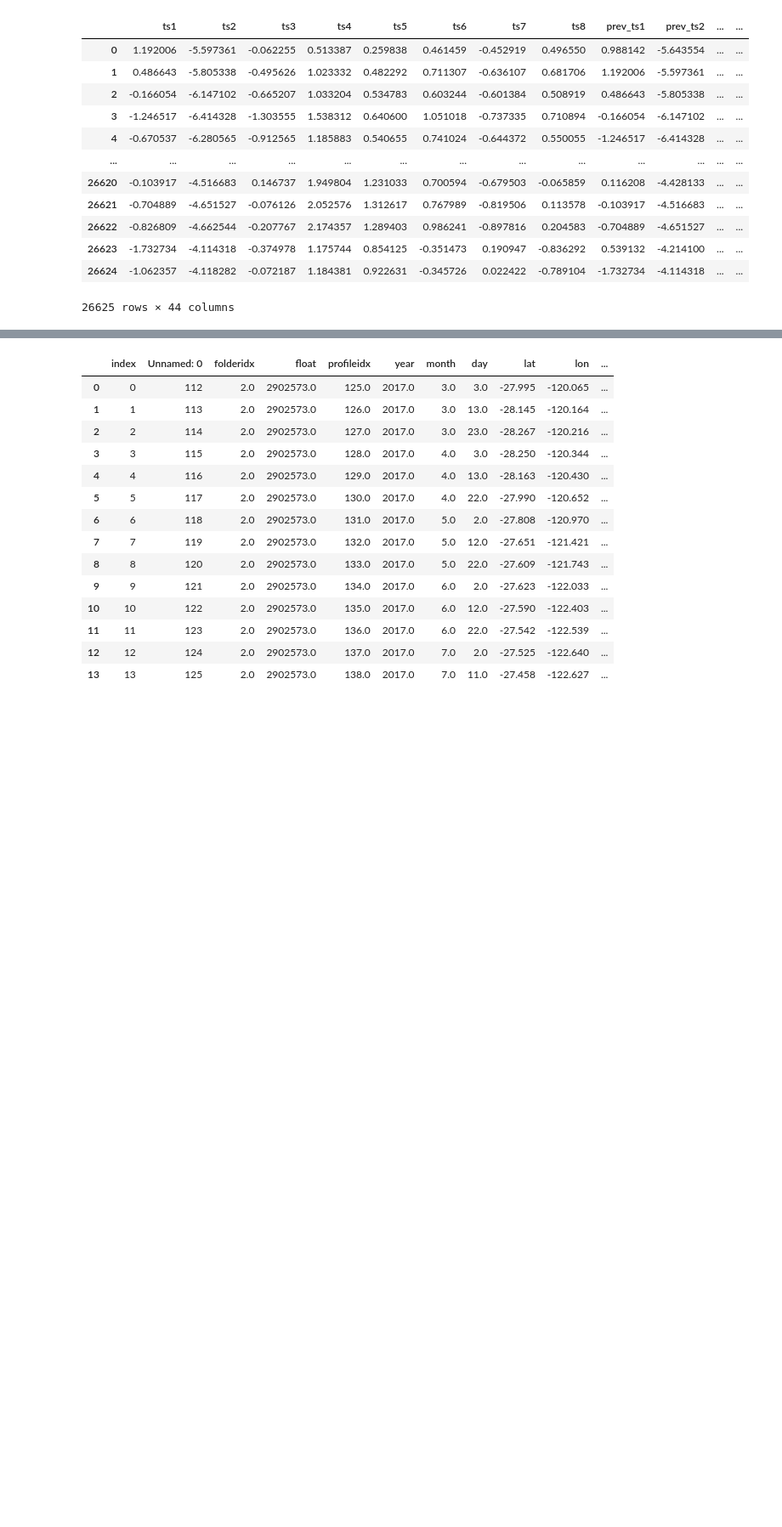
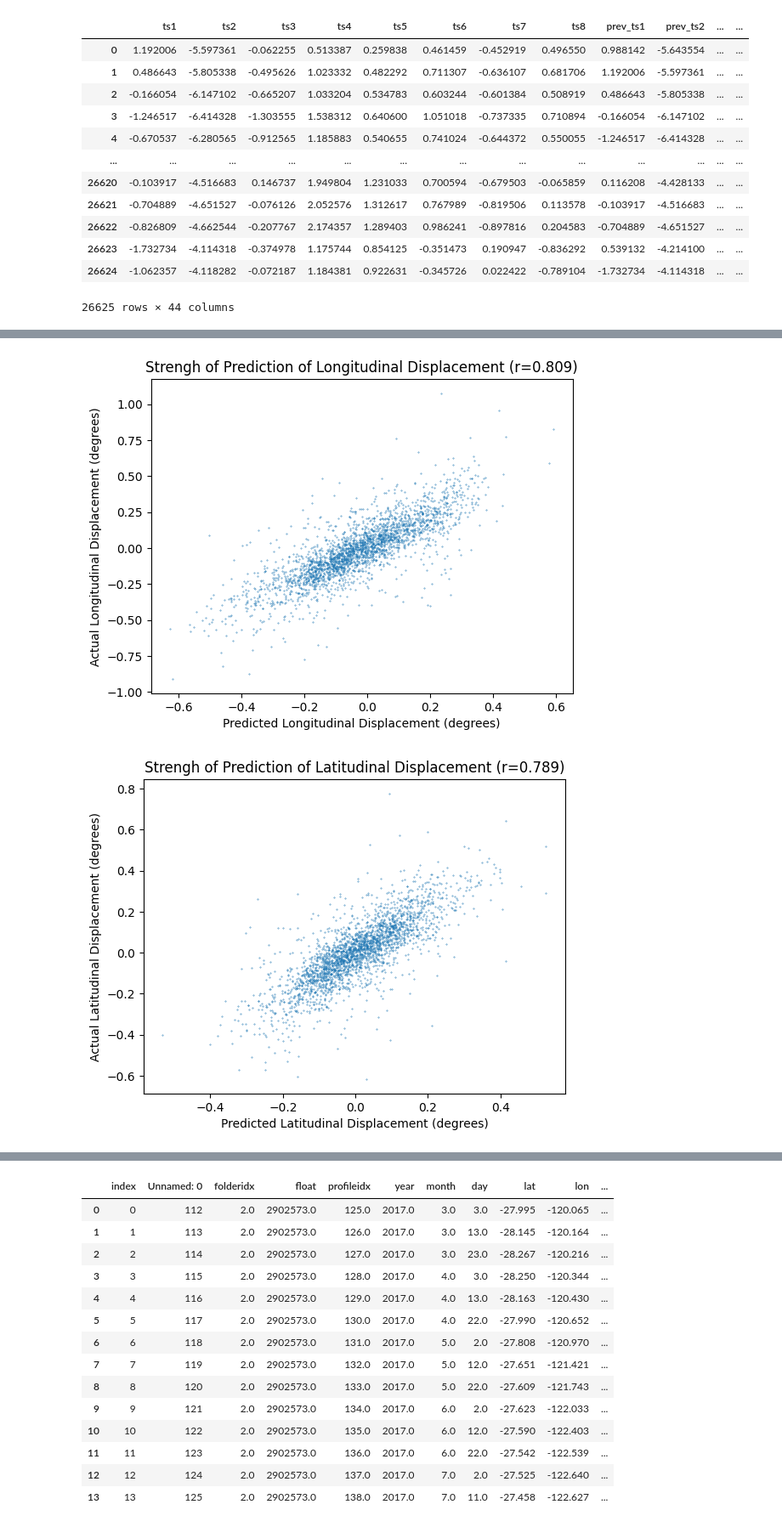
Before and after one commit to kalkulator413/argo_nn, a Jupyter notebook: train.ipynb, the cells around one changed output, grey strips where cells are left out. Shown at 85% size. Drawn from its saved outputs; the diff is of its cells as text; code cells hidden in the pictures; blank space fills up the shorter version.

```diff
--- a/train.ipynb
+++ b/train.ipynb
@@ -286,0 +253,42 @@ plt.show()
+# %%
+Y_pred = model(X_test.to(device)).cpu()
+
+plt.scatter(Y_pred.detach().numpy()[:, 1], Y_test.detach().numpy()[:, 1], s=.1)
+plt.title(f'Strengh of Prediction of Longitudinal Displacement (r={round(1e3*corr_coef(Y_pred.detach().numpy()[:, 1], Y_test.detach().numpy()[:, 1]))/1e3})')
+plt.xlabel('Predicted Longitudinal Displacement (degrees)')
+plt.ylabel('Actual Longitudinal Displacement (degrees)')
+plt.show()
+
+plt.scatter(Y_pred.detach().numpy()[:, 0], Y_test.detach().numpy()[:, 0], s=0.1)
+plt.title(f'Strengh of Prediction of Latitudinal Displacement (r={round(1e3*corr_coef(Y_pred.detach().numpy()[:, 0], Y_test.detach().numpy()[:, 0]))/1e3})')
+plt.xlabel('Predicted Latitudinal Displacement (degrees)')
+plt.ylabel('Actual Latitudinal Displacement (degrees)')
+plt.show()
+
+num_bins = 6
+bin_boundaries = np.linspace(min(Y_test.detach()[:, 0]), max(Y_test.detach()[:, 0]), num_bins + 1)
+bin_boundaries
+bins = np.digitize(Y_test.detach()[:, 0], bin_boundaries)
+errors = (Y_pred.detach()[:, 0] - Y_test.detach()[:, 0]).numpy()
+avg_errors = [np.mean(errors[bins == i]) for i in range(1, num_bins + 1)]
+plt.bar(bin_boundaries[:-1], avg_errors, width=np.diff(bin_boundaries), align='edge', alpha=0.7)
+plt.xlabel('Actual Latitudinal Displacement (degrees)')
+plt.ylabel('Difference in Predicted and Actual(degrees)')
+plt.title('Error in Prediction of Latitudinal Displacement')
+plt.xticks(bin_boundaries)
+plt.show()
+
+bin_boundaries = np.linspace(min(Y_test.detach()[:, 1]), max(Y_test.detach()[:, 1]), num_bins + 1)
+bin_boundaries
+bins = np.digitize(Y_test.detach()[:, 1], bin_boundaries)
+errors = (Y_pred.detach()[:, 1] - Y_test.detach()[:, 1]).numpy()
+avg_errors = [np.mean(errors[bins == i]) for i in range(1, num_bins + 1)]
+plt.bar(bin_boundaries[:-1], avg_errors, width=np.diff(bin_boundaries), align='edge', alpha=0.7)
+plt.xlabel('Actual Longitudinal Displacement (degrees)')
+plt.ylabel('Difference in Predicted and Actual (degrees)')
+plt.title('Error in Prediction of Longitudinal Displacement')
+plt.xticks(bin_boundaries)
+plt.show()
+# %% [output]
+[figure, added]
+[figure, added]
```
Also changed, not shown: parts of 8 cells of this notebook.
